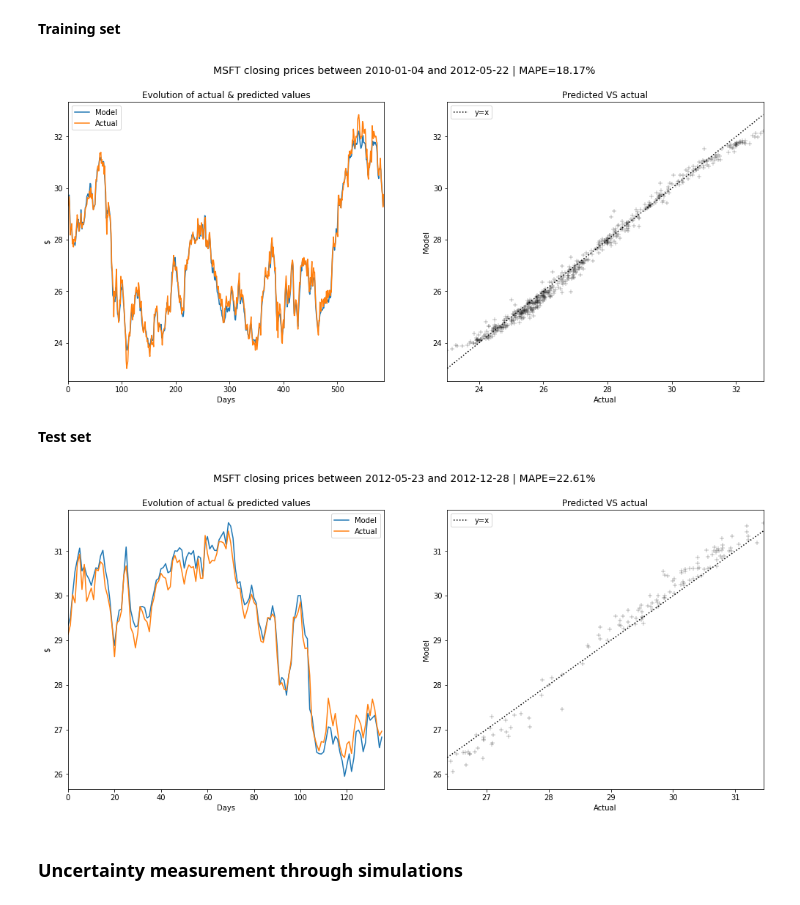
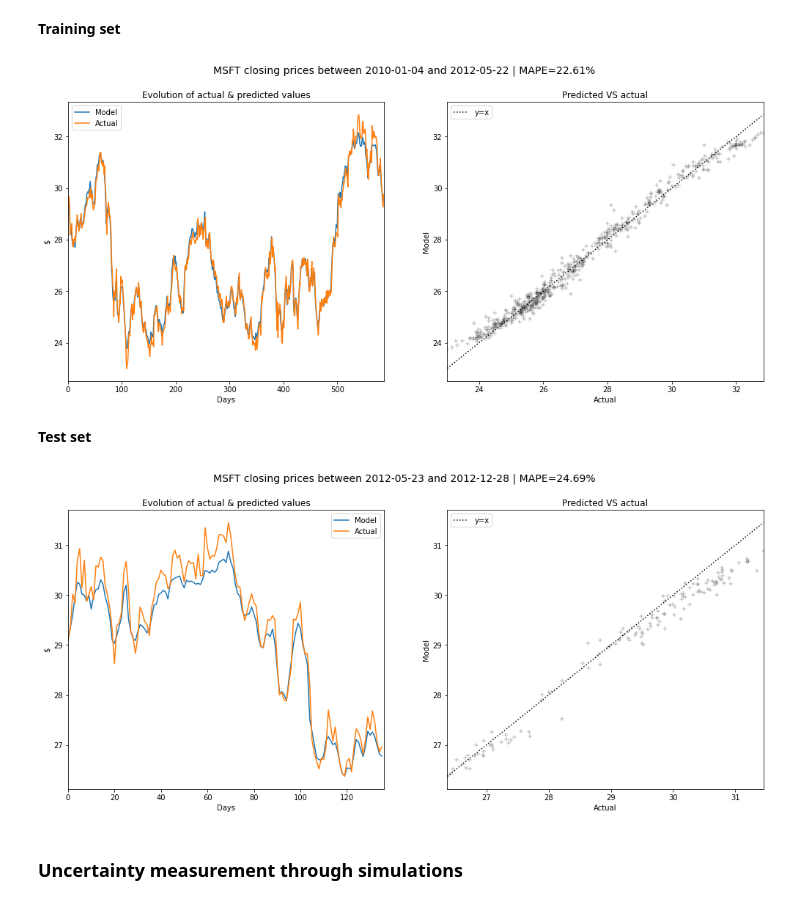
Before and after one commit to PeDiot/bayesian-neural-network-stock-prediction, a Jupyter notebook: notebook.ipynb, the cells around one changed output. Saved outputs shown, nothing was run; the diff lists cells and outputs as text; code cells hidden in the pictures.

```diff
--- a/notebook.ipynb
+++ b/notebook.ipynb
@@ -217,7 +350,7 @@ bnn_kl = nn.Sequential(
     torchbnn.BayesLinear(prior_mu=0, prior_sigma=.1, in_features=hidden_size, out_features=output_size)
 )
 # %%
-criterion = WeightedLoss(alpha=.5, beta=.5, kl_weight=-4., optimize=True, optimize_kl=True)
+criterion = WeightedLoss(alpha=.5, beta=.5, kl_weight=.1, optimize=True, optimize_kl=False)
 
 lr = .01
 params = list(bnn_kl.parameters()) + list(criterion.parameters())
@@ -254,10 +387,10 @@ bnn_kl = torch.load(BACKUP_PATH+"models/"+model_file_name)
 criterion = torch.load(BACKUP_PATH+"loss/"+loss_file_name)
 # %%
 # save results as pickle file
-results_file_name = "results_bnn_kl_200_epochs.pkl"
+results_file_name = "results_bnn_kl.pkl"
 
-# with open(file=BACKUP_PATH+"training/"+results_file_name, mode="wb") as f:
-#     dump(results, f)
+with open(file=BACKUP_PATH+"training/"+results_file_name, mode="wb") as f:
+    dump(results, f)
 
 # load results from pickle file
 with open(file=BACKUP_PATH+"training/"+results_file_name, mode="rb") as f:
@@ -269,2 +404,8 @@ training_plot_summary(results);
+# %%
+files = ["fnn", "bnn", "bnn_kl"]
+models = {
+    f: torch.load(BACKUP_PATH+"models/"+f+".pt")
+    for f in files
+}
 # %% [markdown]
 ### Frequentist MLP
@@ -293,16 +452,22 @@ backtest_plot(ticker, df_backtest, mape, data.test_period)
 # %% [markdown]
 **Training set**
 # %%
-df_backtest, mape = create_backtest_dataset(bnn_kl, data, training=True)
+df_backtest, mape = create_backtest_dataset(models["bnn_kl"], data, training=True)
 backtest_plot(ticker, df_backtest, mape, data.train_period)
 # %% [output]
-[figure, old version]
+[figure, new version]
 # %% [markdown]
 **Test set**
+# %%
+# generate 100 predictions per day in the test set
+preds_bnn_kl = generate_price_distribution(data, models["bnn_kl"], training=False)
+
+# take the daily average
+avg_preds_bnn_kl = preds_bnn_kl.T.mean(axis=1).values.reshape(-1, 1)
 # %%
-df_backtest, mape = create_backtest_dataset(bnn_kl, data, training=False)
+df_backtest, mape = create_backtest_dataset(data=data, preds=avg_preds_bnn_kl, training=False)
 backtest_plot(ticker, df_backtest, mape, data.test_period)
 # %% [output]
-[figure, old version]
+[figure, new version]
 # %% [markdown]
 ### Uncertainty measurement through simulations
```
Also changed, not shown: parts of 32 cells of this notebook.
